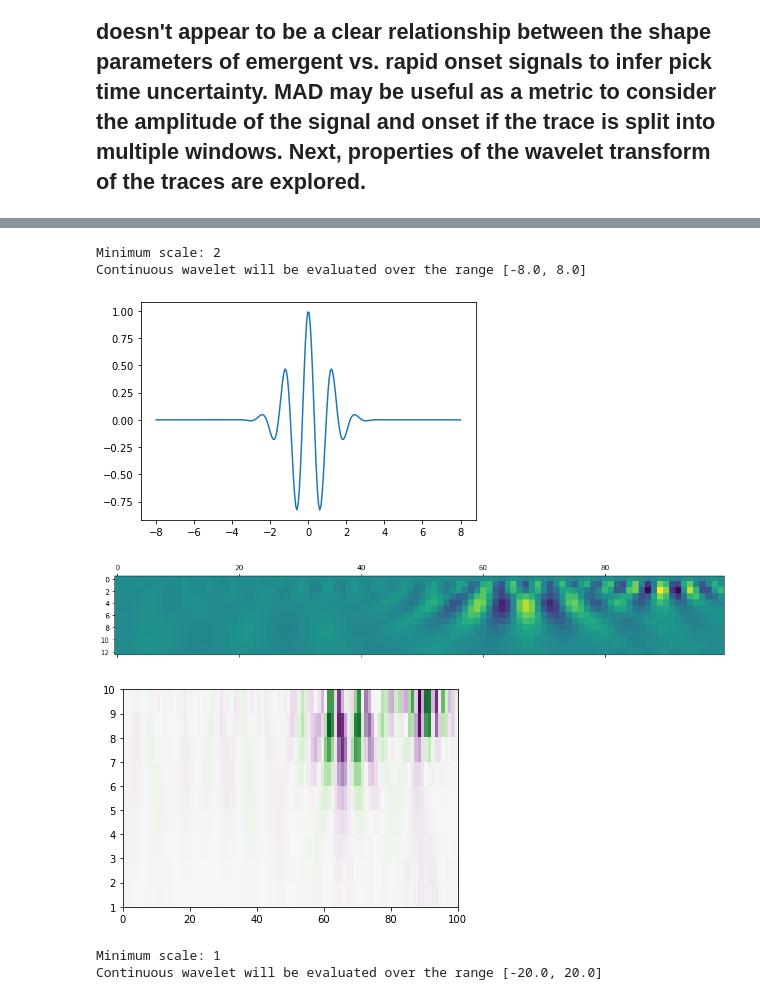
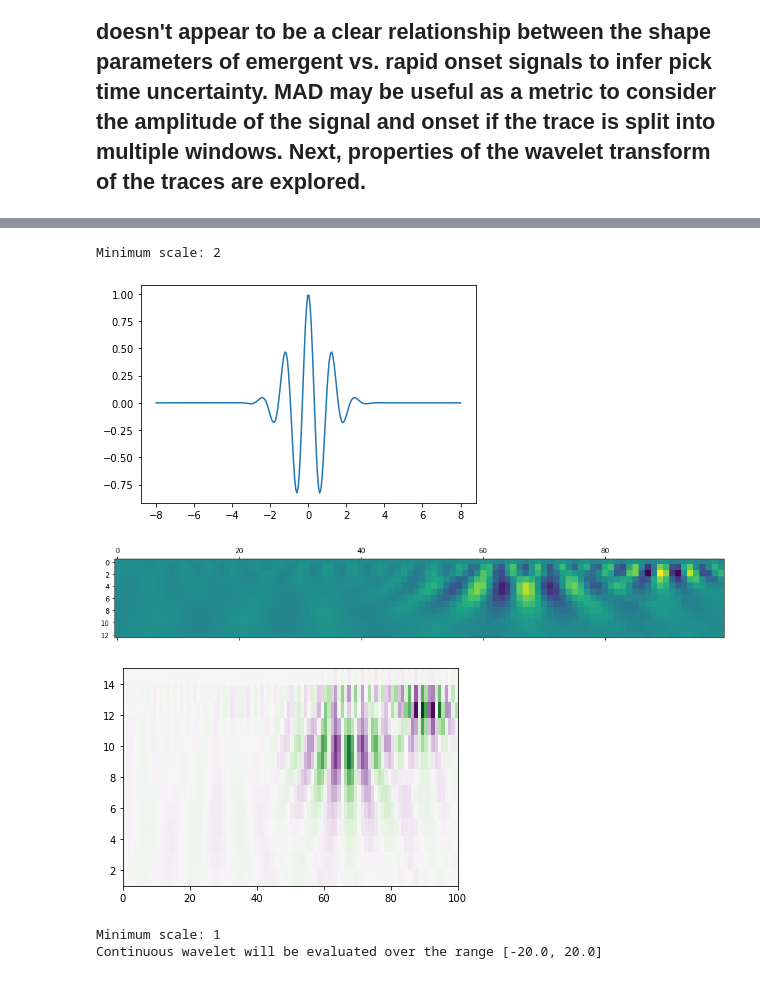
Before and after one commit to tjnewton/sigpig, a Jupyter notebook: examples/explore_Trace.ipynb, the cells around one changed output, grey strips where cells are left out. Drawn from its saved outputs; the diff is of its cells as text; code cells hidden in the pictures.

Commit message:
add wavelet transform

```diff
--- a/examples/explore_Trace.ipynb
+++ b/examples/explore_Trace.ipynb
@@ -468,7 +468,7 @@ scale_start = np.where(frequencies < nyquist)
 wav = pywt.ContinuousWavelet('morl')
 wavelet_function, x_values = wav.wavefun()
 print(f"Minimum scale: {scale_start[0][0] + 1}")
-print("Continuous wavelet will be evaluated over the range [{}, {}]".format(wav.lower_bound, wav.upper_bound))
+# print("Continuous wavelet will be evaluated over the range [{}, {}]".format(wav.lower_bound, wav.upper_bound))
 width = wav.upper_bound - wav.lower_bound
 
 plt.plot(x_values, wavelet_function)
@@ -479,15 +479,13 @@ plt.matshow(coef)
 plt.show()
 # %% [output]
 Minimum scale: 2
-Continuous wavelet will be evaluated over the range [-8.0, 8.0]
 [figure]
 [figure]
 # %%
-
-plt.imshow(coef, extent=[0, 100, 1, 10], cmap='PRGn', aspect='auto', vmax=abs(coef).max(), vmin=-abs(coef).max())
+plt.imshow(coef, extent=[0, 100, 1, 15], cmap='PRGn', aspect='auto', vmax=abs(coef).max(), vmin=-abs(coef).max())
 plt.show()
 # %% [output]
-[figure, old version]
+[figure, new version]
 # %%
 frequencies = pywt.scale2frequency('shan1.5-1', [1, 2, 3, 4, 5, 6, 7, 8, 9, 10]) / dt
 scale_start = np.where(frequencies < nyquist)
```
Also changed, not shown: parts of 2 cells of this notebook.
